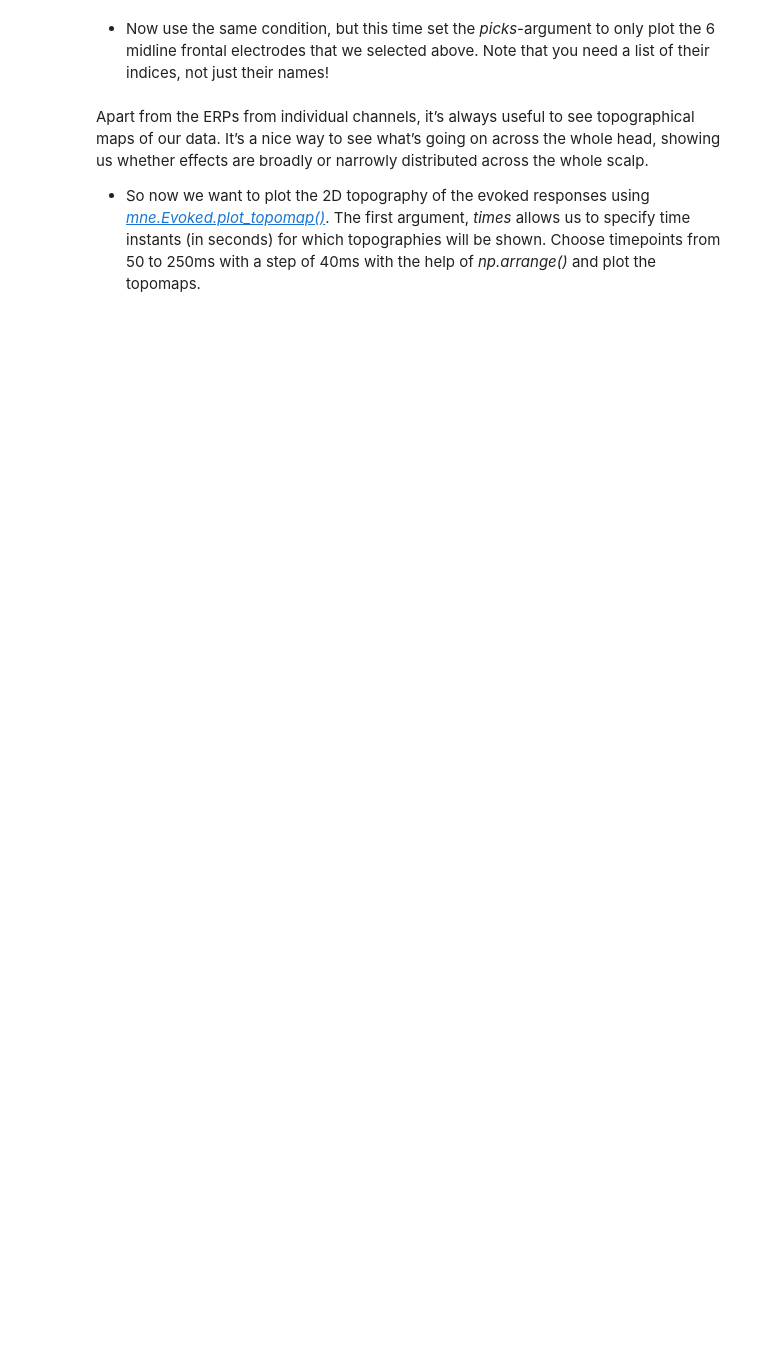
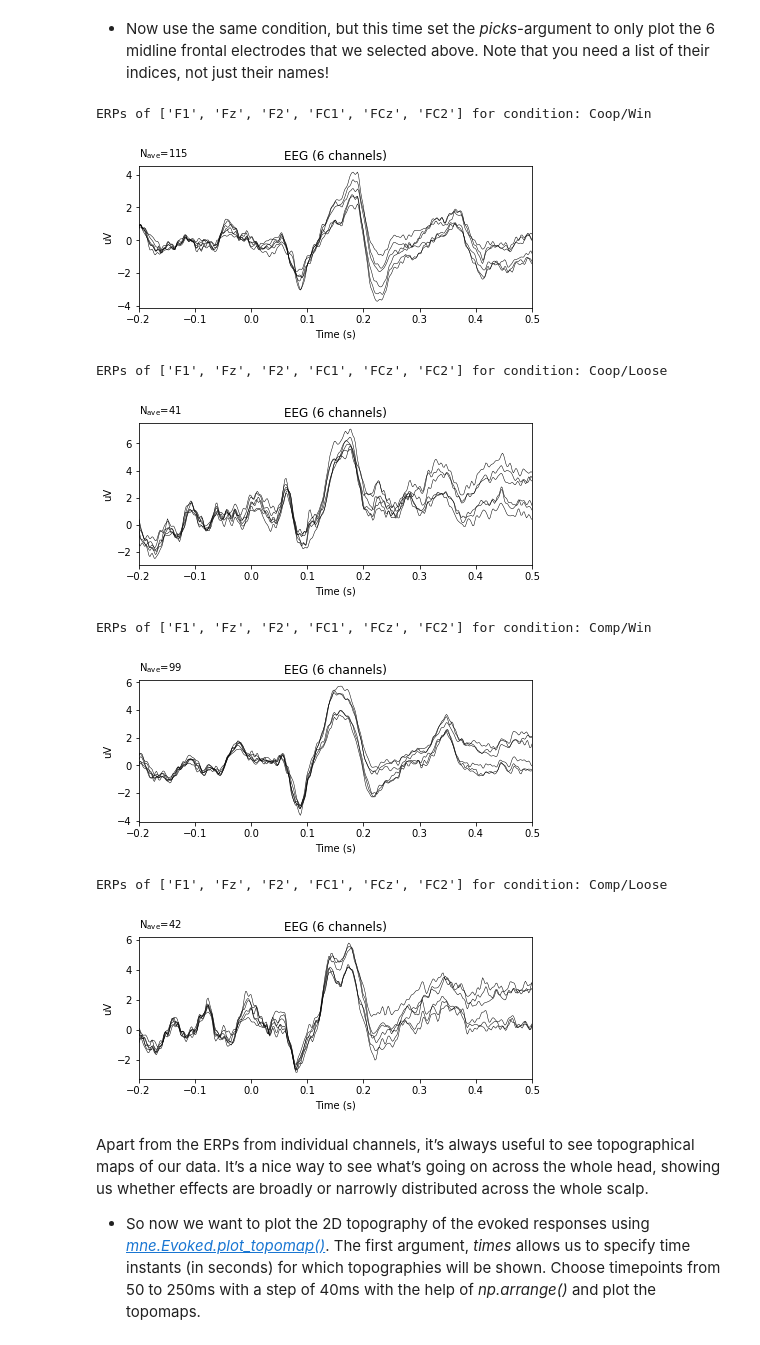
Before and after one commit to NBP-ACC/week-10-acc_3, a Jupyter notebook: Sheet08_moritz.ipynb, the cells around one changed output. Saved outputs shown, nothing was run; the diff lists cells and outputs as text; code cells hidden in the pictures; blank space fills up the shorter version.

```diff
--- a/Sheet08_moritz.ipynb
+++ b/Sheet08_moritz.ipynb
@@ -294,3 +316,17 @@ pick = # TODO
+# %%
+pick = [preprocessed.ch_names.index(channel) for channel in ch_select]  # channel indices
+for condition in evoked_dict.keys():
+    print('ERPs of ' + str(ch_select) + ' for condition: ' + str(condition))
+    evoked_dict[condition].plot(picks=pick)  # plot ERPs for one of the conditions of selected channels
+# %% [output]
+ERPs of ['F1', 'Fz', 'F2', 'FC1', 'FCz', 'FC2'] for condition: Coop/Win
+[figure, added]
+ERPs of ['F1', 'Fz', 'F2', 'FC1', 'FCz', 'FC2'] for condition: Coop/Loose
+[figure, added]
+ERPs of ['F1', 'Fz', 'F2', 'FC1', 'FCz', 'FC2'] for condition: Comp/Win
+[figure, added]
+ERPs of ['F1', 'Fz', 'F2', 'FC1', 'FCz', 'FC2'] for condition: Comp/Loose
+[figure, added]
 # %% [markdown]
 Apart from the ERPs from individual channels, it’s always useful to see topographical maps of our data. It’s a nice way to see what’s going on across the whole head, showing us whether effects are broadly or narrowly distributed across the whole scalp.
 - So now we want to plot the 2D topography of the evoked responses using [*mne.Evoked.plot_topomap()*](https://martinos.org/mne/stable/generated/mne.Evoked.html#mne.Evoked.plot_topomap). The first argument, *times* allows us to specify time instants (in seconds) for which topographies will be shown. Choose timepoints from 50 to 250ms with a step of 40ms with the help of *np.arrange()* and plot the topomaps.
```
Also changed, not shown: parts of 14 cells of this notebook.
